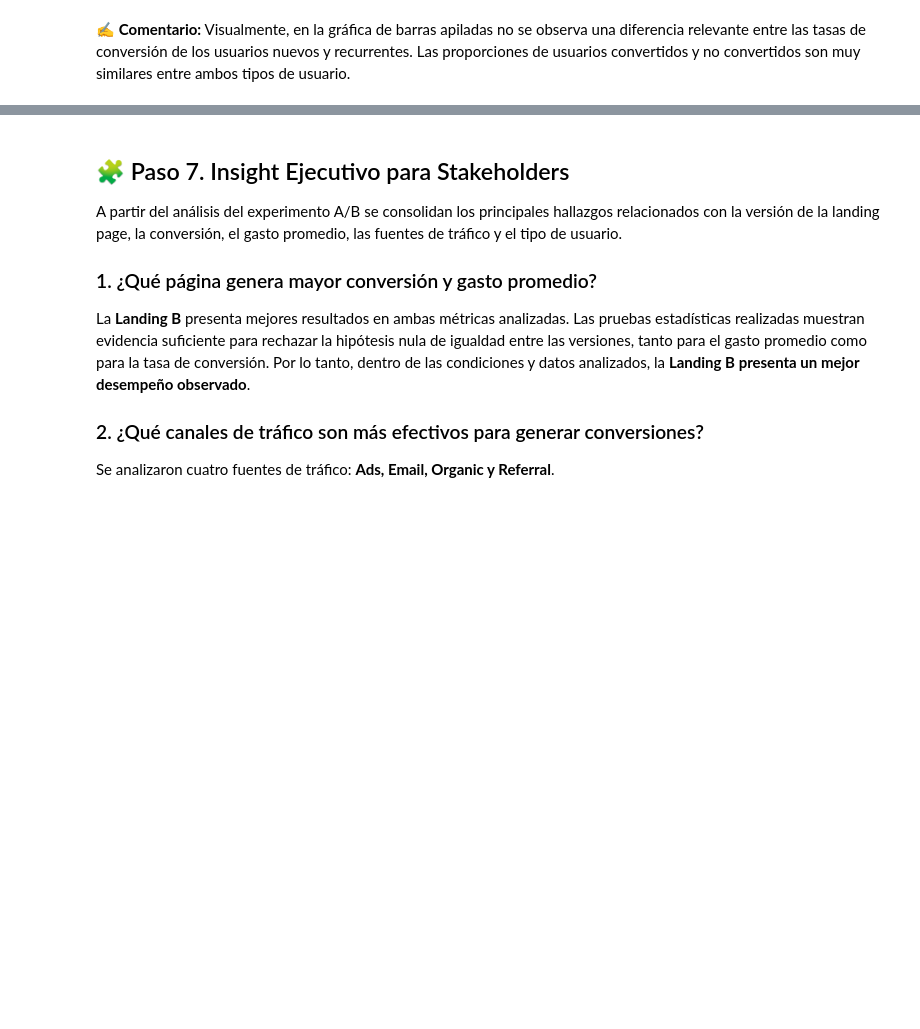
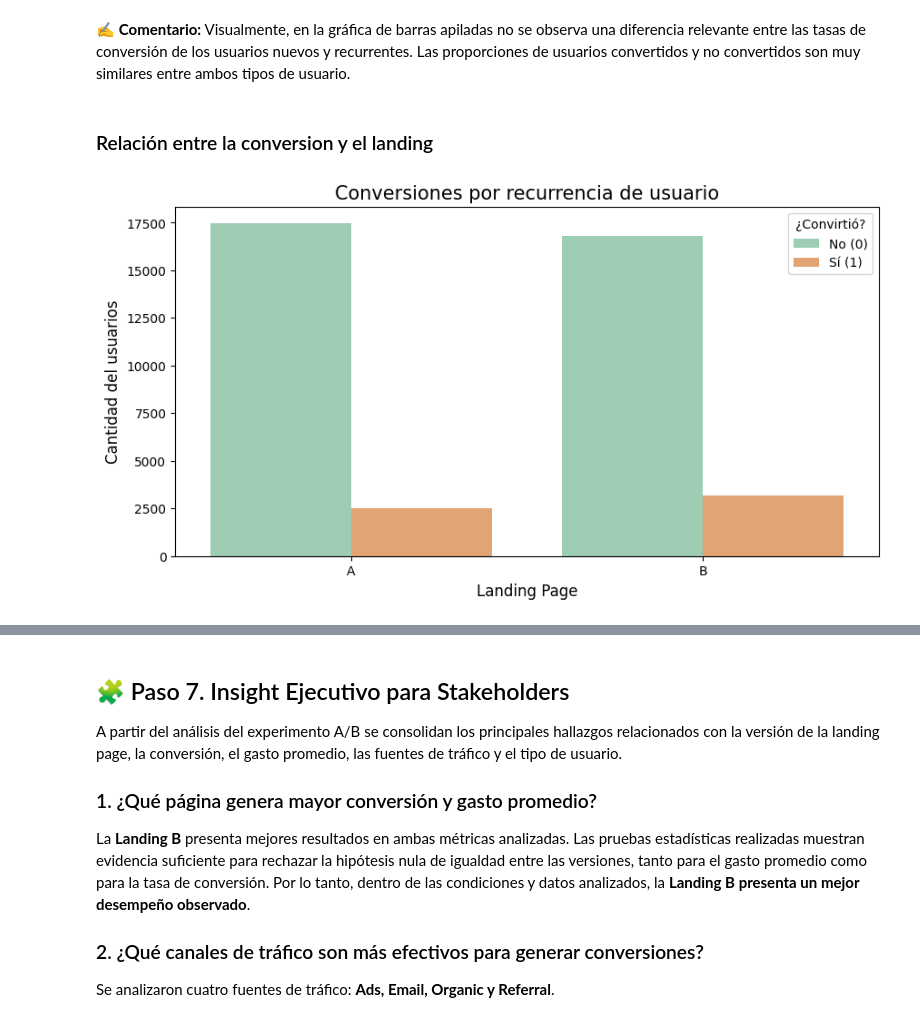
Before and after one commit to srlokygood/landing_experiment_data_analysis, a Jupyter notebook: S9 Version_Landing_Experiment.ipynb, the cells around one changed output, grey strips where cells are left out. Saved outputs shown, nothing was run; the diff lists cells and outputs as text; code cells hidden in the pictures; blank space fills up the shorter version.

```diff
--- a/S9 Version_Landing_Experiment.ipynb
+++ b/S9 Version_Landing_Experiment.ipynb
@@ -629,3 +647,18 @@ plt.show()
 # %% [markdown]
 ✍️ **Comentario:**
 Visualmente, en la gráfica de barras apiladas no se observa una diferencia relevante entre las tasas de conversión de los usuarios nuevos y recurrentes. Las proporciones de usuarios convertidos y no convertidos son muy similares entre ambos tipos de usuario.
+# %% [markdown]
+### Relación entre la conversion y el landing
+# %%
+# Gráfico de barras agrupadas
+plt.figure(figsize=(10, 5))
+sns.countplot(data=df, x='landing', hue='converted', palette = ["#95D5B2", "#F4A261"])
+
+# Añadir detalles
+plt.title('Conversiones por recurrencia de usuario', fontsize=15)
+plt.xlabel('Landing Page', fontsize=12)
+plt.ylabel('Cantidad del usuarios', fontsize=12)
+plt.legend(title='¿Convirtió?', labels=['No (0)', 'Sí (1)'])
+plt.show()
+# %% [output]
+[figure, added]
```
Also changed, not shown: parts of 8 cells of this notebook.
